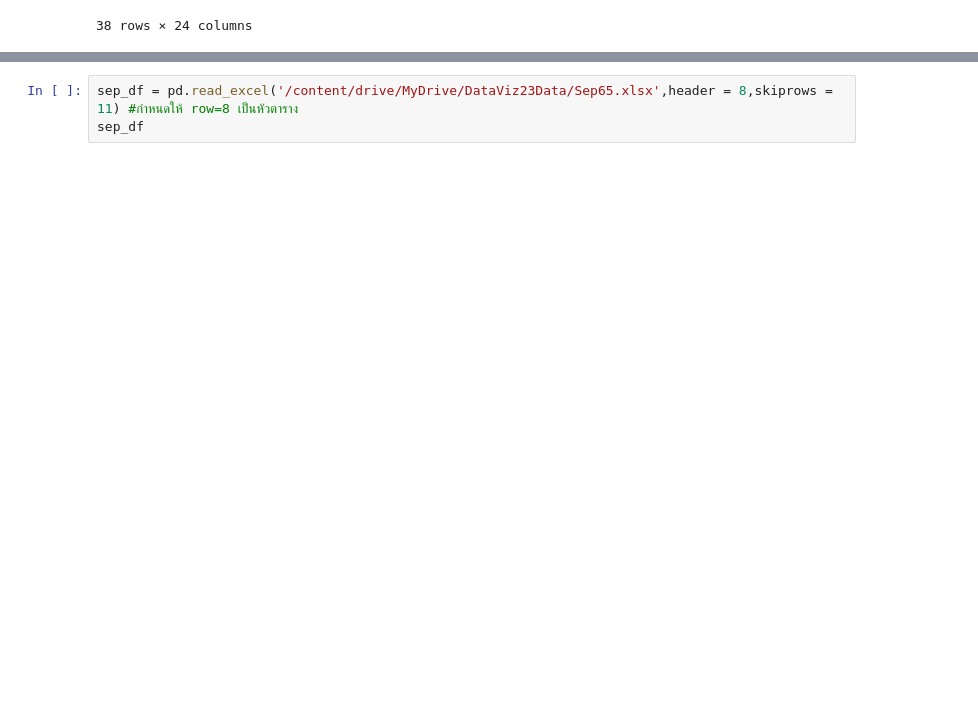
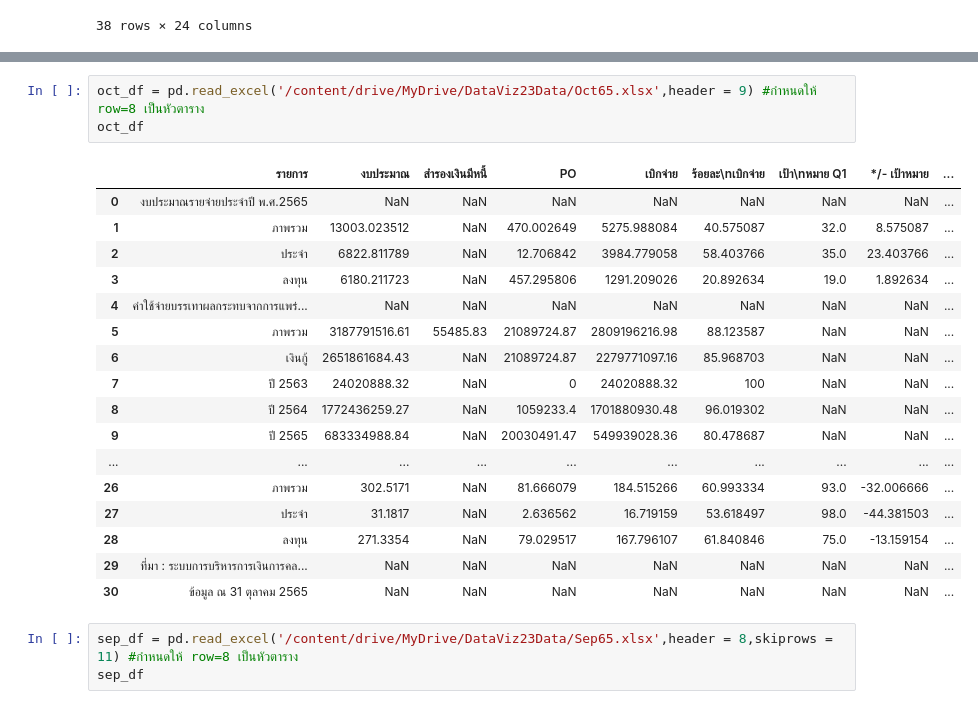
Before and after one commit to Pimchanok6430205105/python_dataviz2023, a Jupyter notebook: Pandas102.ipynb, the cells around one changed output, grey strips where cells are left out. Saved outputs shown, nothing was run; the diff lists cells and outputs as text; blank space fills up the shorter version.

```diff
--- a/Pandas102.ipynb
+++ b/Pandas102.ipynb
@@ -36,3 +58,24 @@ sep_df = pd.read_excel('/content/drive/MyDrive/DataViz23Data/Sep65.xlsx',header
+# %%
+oct_df = pd.read_excel('/content/drive/MyDrive/DataViz23Data/Oct65.xlsx',header = 9) #กำหนดให้ row=8 เป็นหัวตาราง
+oct_df
+# %% [output]
+|  | รายการ | งบประมาณ | สำรองเงินมีหนี้ | PO | เบิกจ่าย | ร้อยละ\nเบิกจ่าย | เป้า\nหมาย Q1 | */- เป้าหมาย | ... |
+| 0 | งบประมาณรายจ่ายประจำปี พ.ศ.2565 | NaN | NaN | NaN | NaN | NaN | NaN | NaN | ... |
+| 1 | ภาพรวม | 13003.023512 | NaN | 470.002649 | 5275.988084 | 40.575087 | 32.0 | 8.575087 | ... |
+| 2 | ประจำ | 6822.811789 | NaN | 12.706842 | 3984.779058 | 58.403766 | 35.0 | 23.403766 | ... |
+| 3 | ลงทุน | 6180.211723 | NaN | 457.295806 | 1291.209026 | 20.892634 | 19.0 | 1.892634 | ... |
+| 4 | ค่าใช้จ่ายบรรเทาผลกระทบจากการแพร่... | NaN | NaN | NaN | NaN | NaN | NaN | NaN | ... |
+| 5 | ภาพรวม | 3187791516.61 | 55485.83 | 21089724.87 | 2809196216.98 | 88.123587 | NaN | NaN | ... |
+| 6 | เงินกู้ | 2651861684.43 | NaN | 21089724.87 | 2279771097.16 | 85.968703 | NaN | NaN | ... |
+| 7 | ปี 2563 | 24020888.32 | NaN | 0 | 24020888.32 | 100 | NaN | NaN | ... |
+| 8 | ปี 2564 | 1772436259.27 | NaN | 1059233.4 | 1701880930.48 | 96.019302 | NaN | NaN | ... |
+| 9 | ปี 2565 | 683334988.84 | NaN | 20030491.47 | 549939028.36 | 80.478687 | NaN | NaN | ... |
+| ... | ... | ... | ... | ... | ... | ... | ... | ... | ... |
+| 26 | ภาพรวม | 302.5171 | NaN | 81.666079 | 184.515266 | 60.993334 | 93.0 | -32.006666 | ... |
+| 27 | ประจำ | 31.1817 | NaN | 2.636562 | 16.719159 | 53.618497 | 98.0 | -44.381503 | ... |
+| 28 | ลงทุน | 271.3354 | NaN | 79.029517 | 167.796107 | 61.840846 | 75.0 | -13.159154 | ... |
+| 29 | ที่มา : ระบบการบริหารการเงินการคล... | NaN | NaN | NaN | NaN | NaN | NaN | NaN | ... |
+| 30 | ข้อมูล ณ 31 ตุลาคม 2565 | NaN | NaN | NaN | NaN | NaN | NaN | NaN | ... |
 # %%
 sep_df = pd.read_excel('/content/drive/MyDrive/DataViz23Data/Sep65.xlsx',header = 8,skiprows = 11) #กำหนดให้ row=8 เป็นหัวตาราง
 sep_df
```
Also changed, not shown: parts of 18 cells of this notebook.
